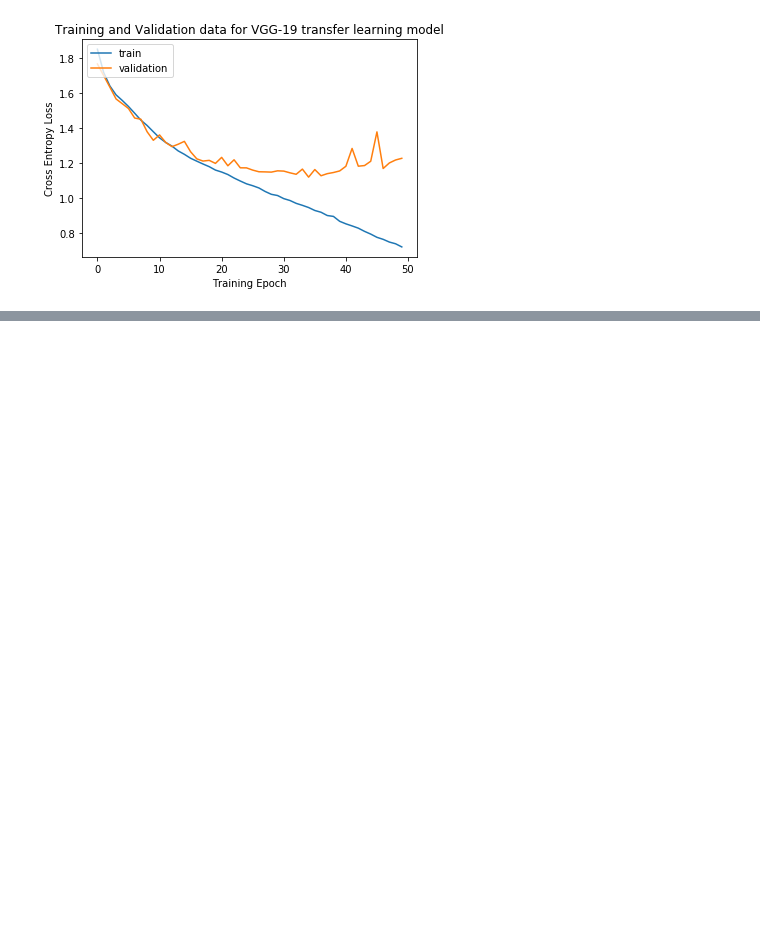
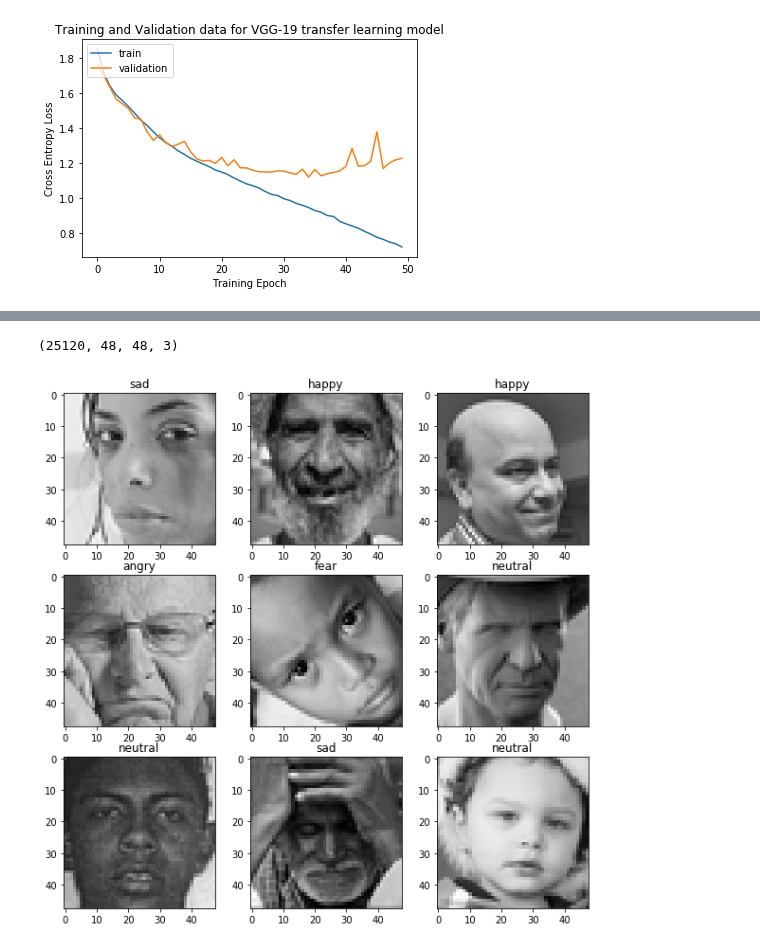
Before and after one commit to chandrasekara/Neural-Network-Facial-Expression-Classifier, a Jupyter notebook: capstone/analysis.ipynb, the cells around one changed output, grey strips where cells are left out. Cells and saved outputs as stored; diff of their text form; code cells hidden in the pictures; blank space fills up the shorter version.

Commit message:
add a function for directly getting the correct labels for visualizations

```diff
--- a/capstone/analysis.ipynb
+++ b/capstone/analysis.ipynb
@@ -677,0 +682,35 @@ print(manual_total_cce(raw_preds_np, test_targets_transf))
+# %%
+def onehot_to_label(one_hot_array, labels_array):
+    for i in range(len(one_hot_array)):
+        if one_hot_array[i] == 1:
+            break
+    return labels_array[i]
+# %%
+# Visualization of adding noise
+
+# 0=Angry, 1=Disgust, 2=Fear, 3=Happy, 4=Sad, 5=Surprise, 6=Neutral
+
+samples = train_tensors_transf
+
+seed_number = 21
+
+print(samples.shape)
+
+fig = plt.figure(figsize=(10, 10))
+
+num_rows = 3
+
+num_columns = 3
+
+labels_words = ['angry', 'disgust', 'fear', 'happy', 'sad', 'surprise', 'neutral']
+
+
+labels = train_targets_transf
+
+for i in range(num_rows*num_columns):
+    ax = fig.add_subplot(num_rows,num_columns,i + 1)
+    ax.imshow(samples[seed_number + i])
+    ax.title.set_text(onehot_to_label(labels[seed_number + i], labels_words))
+# %% [output]
+(25120, 48, 48, 3)
+[figure, added]
```
Also changed, not shown: parts of 8 cells of this notebook.
